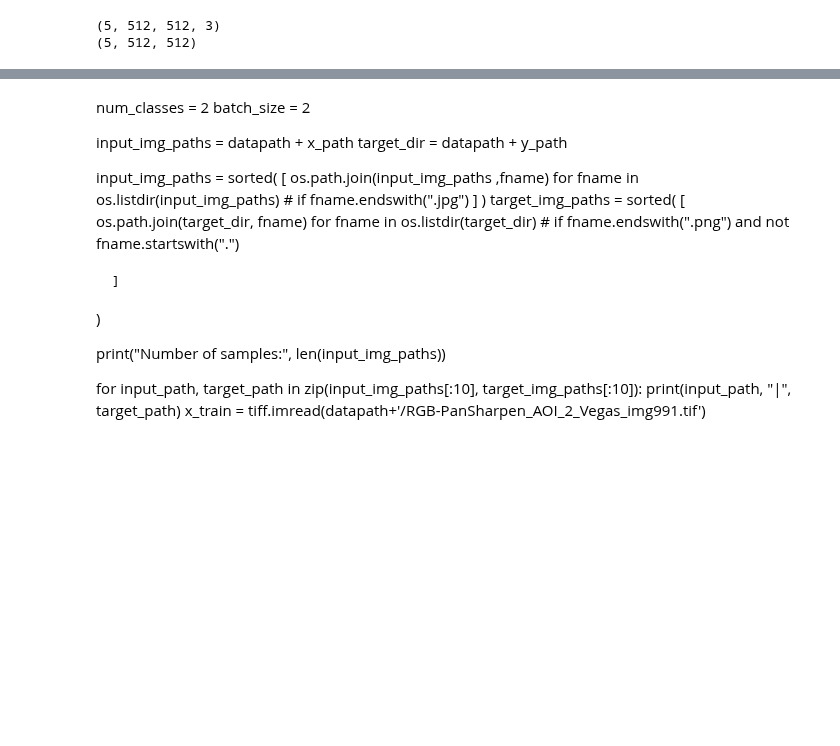
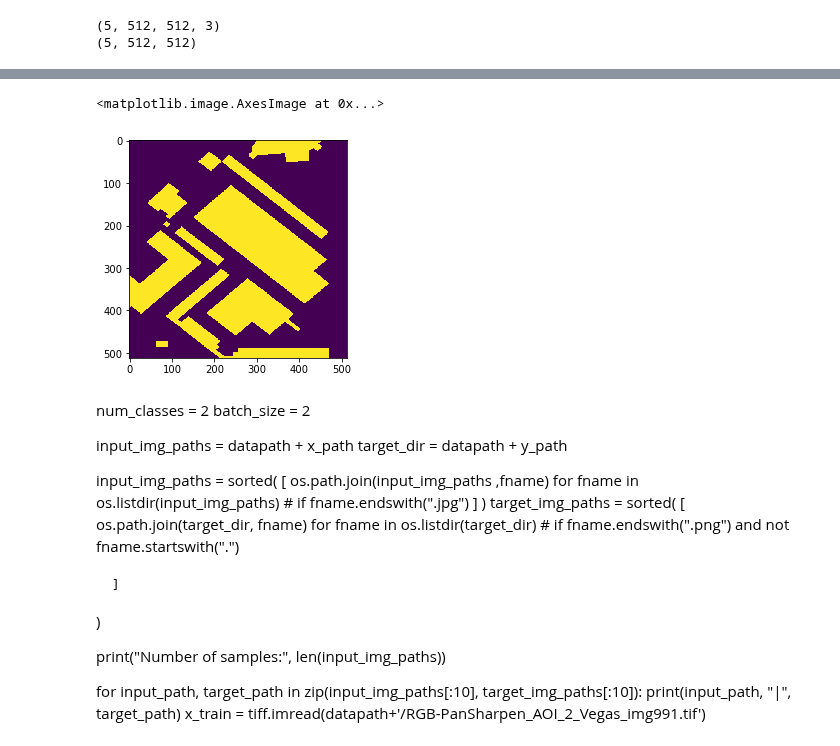
Before and after one commit to CSCCNY/final-project-landandbuildingsatimg-ccny, a Jupyter notebook: notebooks/scratch/01-JB-Unet2.ipynb, the cells around one changed output, grey strips where cells are left out. Drawn from its saved outputs; the diff is of its cells as text; code cells hidden in the pictures; blank space fills up the shorter version.

```diff
--- a/notebooks/scratch/01-JB-Unet2.ipynb
+++ b/notebooks/scratch/01-JB-Unet2.ipynb
@@ -132,3 +148,8 @@ print(y.shape)
+# %%
+plt.imshow(y[4])
+# %% [output]
+<matplotlib.image.AxesImage at 0x...>
+[figure, added]
 # %% [markdown]
 num_classes = 2
 batch_size = 2
```
Also changed, not shown: parts of 26 cells of this notebook, 1 other file.
